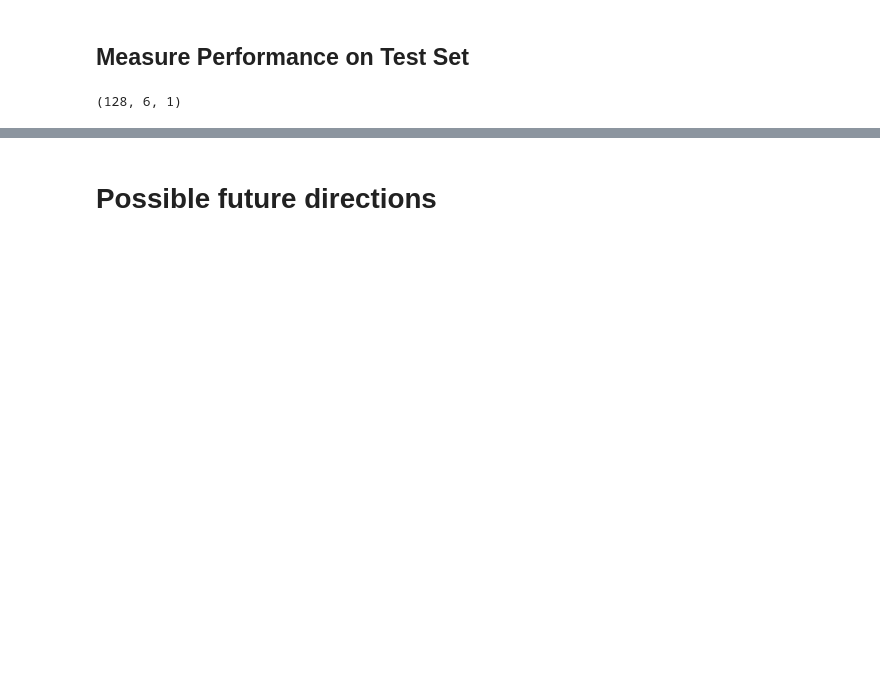
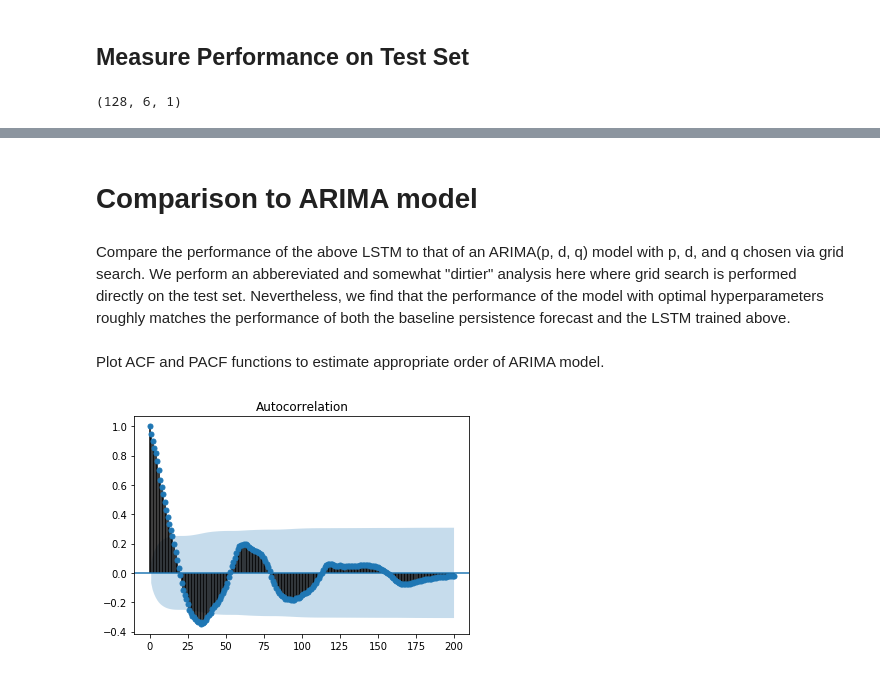
Before and after one commit to jsr66/LSTM_Crytpo, a Jupyter notebook: LSTM_Crypto.ipynb, the cells around one changed output, grey strips where cells are left out. Drawn from its saved outputs; the diff is of its cells as text; code cells hidden in the pictures; blank space fills up the shorter version.

Commit message:
Debugged time series cv. added ARIMA section.

```diff
--- a/LSTM_Crypto.ipynb
+++ b/LSTM_Crypto.ipynb
@@ -988,2 +989,4 @@ Tuned hyperparameters actually give slightly worse performance than initial impl
-# %% [markdown]
-# Possible future directions
+# %% [markdown]
+# Comparison to ARIMA model
+# %% [markdown]
+Compare the performance of the above LSTM to that of an ARIMA(p, d, q) model with p, d, and q chosen via grid search. We perform an abbereviated and somewhat "dirtier" analysis here where grid search is performed directly on the test set. Nevertheless, we find that the performance of the model with optimal hyperparameters roughly matches the performance of both the baseline persistence forecast and the LSTM trained above.
@@ -989,0 +998,9 @@ Tuned hyperparameters actually give slightly worse performance than initial impl
+# %% [markdown]
+Plot ACF and PACF functions to estimate appropriate order of ARIMA model.
+# %%
+train = spread_EL.values[:train_size]
+test = spread_EL.values[train_size:]
+
+plot_acf(train, lags=200);
+# %% [output]
+[figure, added]
```
Also changed, not shown: parts of 11 cells of this notebook.
